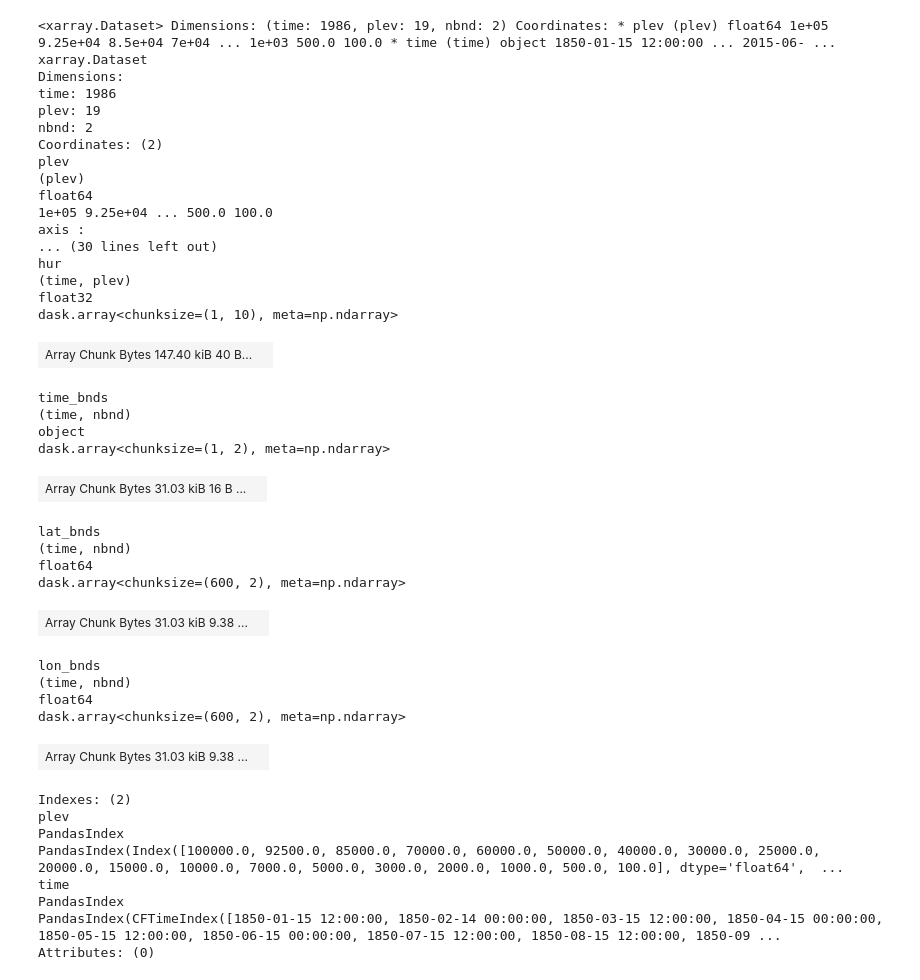
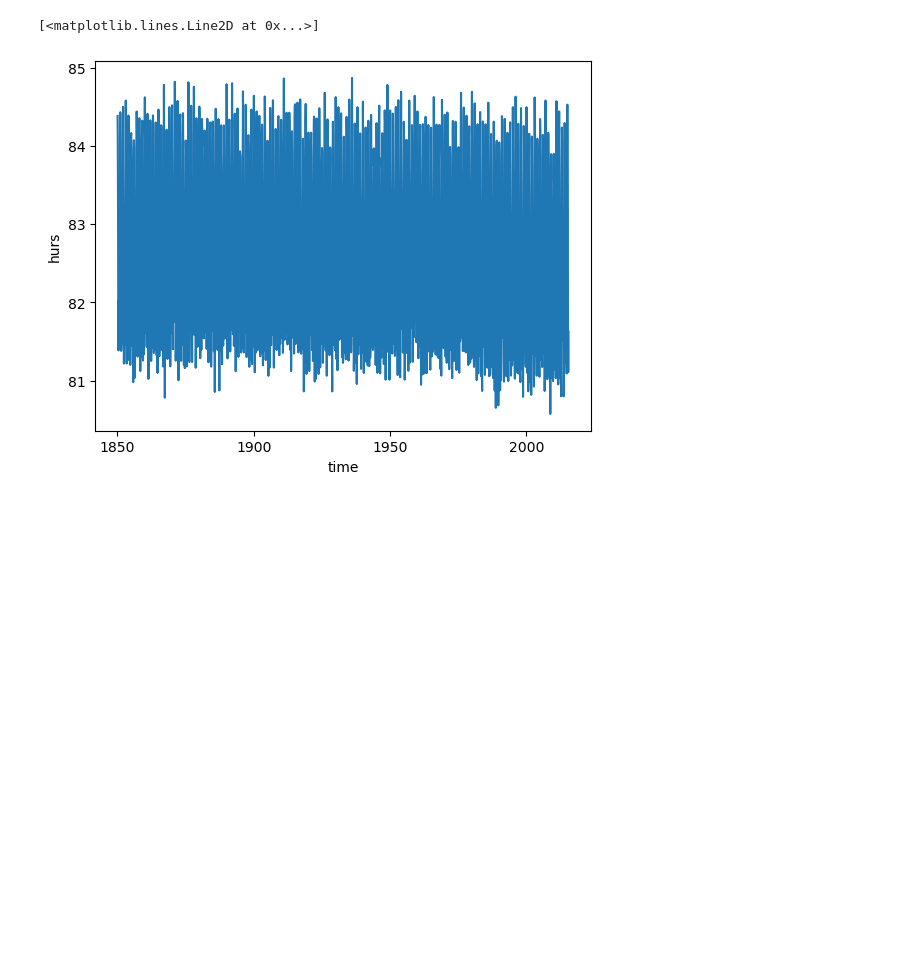
Before and after one commit to njbrodie/DSC180B-B03, a Jupyter notebook: vpd_calc.ipynb, the cells around one changed output. Drawn from its saved outputs; the diff is of its cells as text; code cells hidden in the pictures; blank space fills up the shorter version.

```diff
--- a/vpd_calc.ipynb
+++ b/vpd_calc.ipynb
@@ -7,48 +8,8 @@ import glob
 # %%
-files = glob.glob(f"/glade/collections/cmip/CMIP6/DAMIP/NCAR/CESM2/hist-GHG/r1i1p1f1/Amon/hur/gn/latest/*.nc")
-hur = xr.open_mfdataset(files)
+files = glob.glob(f"/glade/collections/cmip/CMIP6/DAMIP/NCAR/CESM2/hist-GHG/r1i1p1f1/Amon/hurs/gn/latest/*.nc")
+hurs = xr.open_mfdataset(files)
+hurs_timeseries = hurs.mean(['lat', 'lon'])
+hurs_timeseries['hurs'].plot()
+# %% [output]
+[<matplotlib.lines.Line2D at 0x...>]
+[figure, added]
-# %%
-hur_timeseries = hur.mean(['lat', 'lon'])
-hur_timeseries
-# %% [output]
-<xarray.Dataset> Dimensions: (time: 1986, plev: 19, nbnd: 2) Coordinates: * plev (plev) float64 1e+05 9.25e+04 8.5e+04 7e+04 ... 1e+03 500.0 100.0 * time (time) object 1850-01-15 12:00:00 ... 2015-06- ...
-xarray.Dataset
-Dimensions:
-time: 1986
-plev: 19
-nbnd: 2
-Coordinates: (2)
-plev
-(plev)
-float64
-1e+05 9.25e+04 ... 500.0 100.0
-axis :
-... (30 lines left out)
-hur
-(time, plev)
-float32
-dask.array<chunksize=(1, 10), meta=np.ndarray>
-| Array Chunk Bytes 147.40 kiB 40 B... |  |
-time_bnds
-(time, nbnd)
-object
-dask.array<chunksize=(1, 2), meta=np.ndarray>
-| Array Chunk Bytes 31.03 kiB 16 B ... |  |
-lat_bnds
-(time, nbnd)
-float64
-dask.array<chunksize=(600, 2), meta=np.ndarray>
-| Array Chunk Bytes 31.03 kiB 9.38 ... |  |
-lon_bnds
-(time, nbnd)
-float64
-dask.array<chunksize=(600, 2), meta=np.ndarray>
-| Array Chunk Bytes 31.03 kiB 9.38 ... |  |
-Indexes: (2)
-plev
-PandasIndex
-PandasIndex(Index([100000.0, 92500.0, 85000.0, 70000.0, 60000.0, 50000.0, 40000.0, 30000.0, 25000.0, 20000.0, 15000.0, 10000.0, 7000.0, 5000.0, 3000.0, 2000.0, 1000.0, 500.0, 100.0], dtype='float64',  ...
-time
-PandasIndex
-PandasIndex(CFTimeIndex([1850-01-15 12:00:00, 1850-02-14 00:00:00, 1850-03-15 12:00:00, 1850-04-15 00:00:00, 1850-05-15 12:00:00, 1850-06-15 00:00:00, 1850-07-15 12:00:00, 1850-08-15 12:00:00, 1850-09 ...
-Attributes: (0)
```
Also changed, not shown: parts of 19 cells of this notebook.
